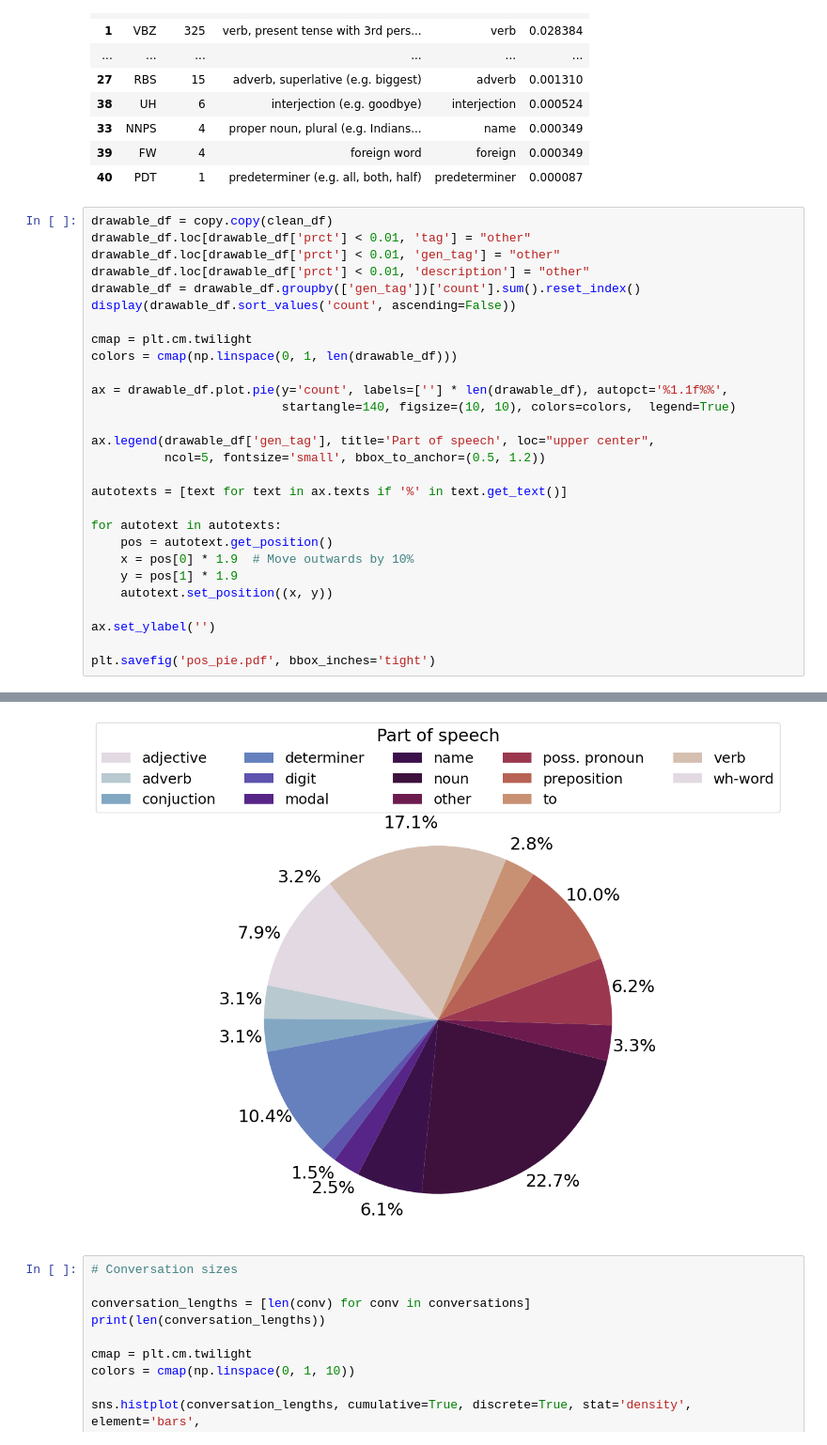
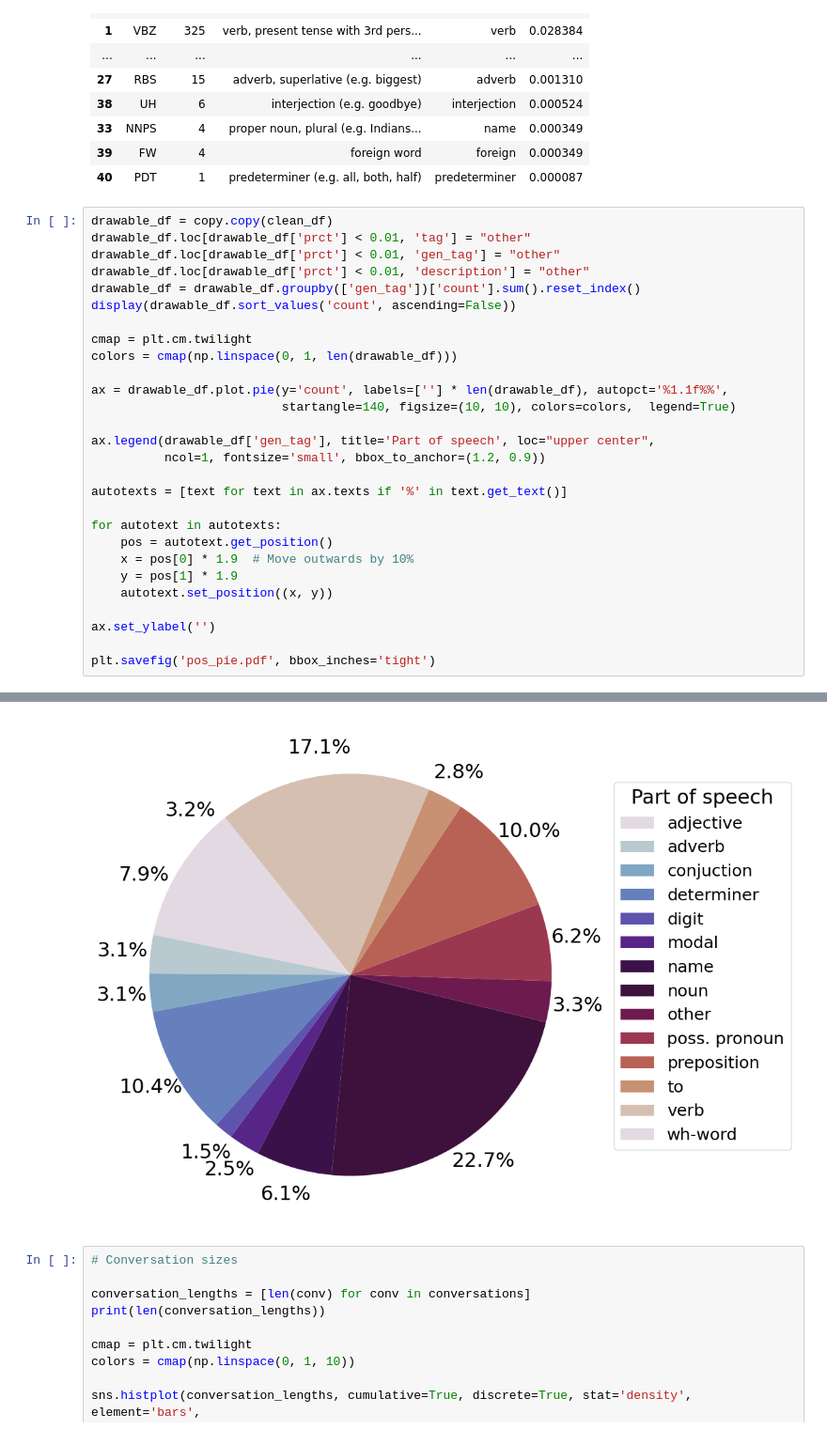
Before and after one commit to brave-experiments/MELT-public, a Jupyter notebook: src/prompts/prompt_statistics.ipynb, the cells around one changed output, grey strips where cells are left out. Shown at 94% size. Drawn from its saved outputs; the diff is of its cells as text.

```diff
--- a/src/prompts/prompt_statistics.ipynb
+++ b/src/prompts/prompt_statistics.ipynb
@@ -143,36 +143,36 @@ ax = drawable_df.plot.pie(y='count', labels=[''] * len(drawable_df), autopct='%1
                           startangle=140, figsize=(10, 10), colors=colors,  legend=True)
 
 ax.legend(drawable_df['gen_tag'], title='Part of speech', loc="upper center",
-          ncol=5, fontsize='small', bbox_to_anchor=(0.5, 1.2))
+          ncol=1, fontsize='small', bbox_to_anchor=(1.2, 0.9))
 
 autotexts = [text for text in ax.texts if '%' in text.get_text()]
 
 for autotext in autotexts:
     pos = autotext.get_position()
     x = pos[0] * 1.9  # Move outwards by 10%
     y = pos[1] * 1.9
     autotext.set_position((x, y))
 
 ax.set_ylabel('')
 
 plt.savefig('pos_pie.pdf', bbox_inches='tight')
 # %% [output]
 |  | gen_tag | count |
 | 7 | noun | 2298 |
 | 12 | verb | 1731 |
 | 3 | determiner | 1057 |
 | 10 | preposition | 1015 |
 | 0 | adjective | 803 |
 | 9 | poss. pronoun | 630 |
 | 6 | name | 619 |
 | 8 | other | 334 |
 | 13 | wh-word | 322 |
 | 1 | adverb | 312 |
 | 2 | conjuction | 309 |
 | 11 | to | 288 |
 | 5 | modal | 253 |
 | 4 | digit | 151 |
-[figure, old version]
+[figure, new version]
 # %%
 # Conversation sizes
 
```
